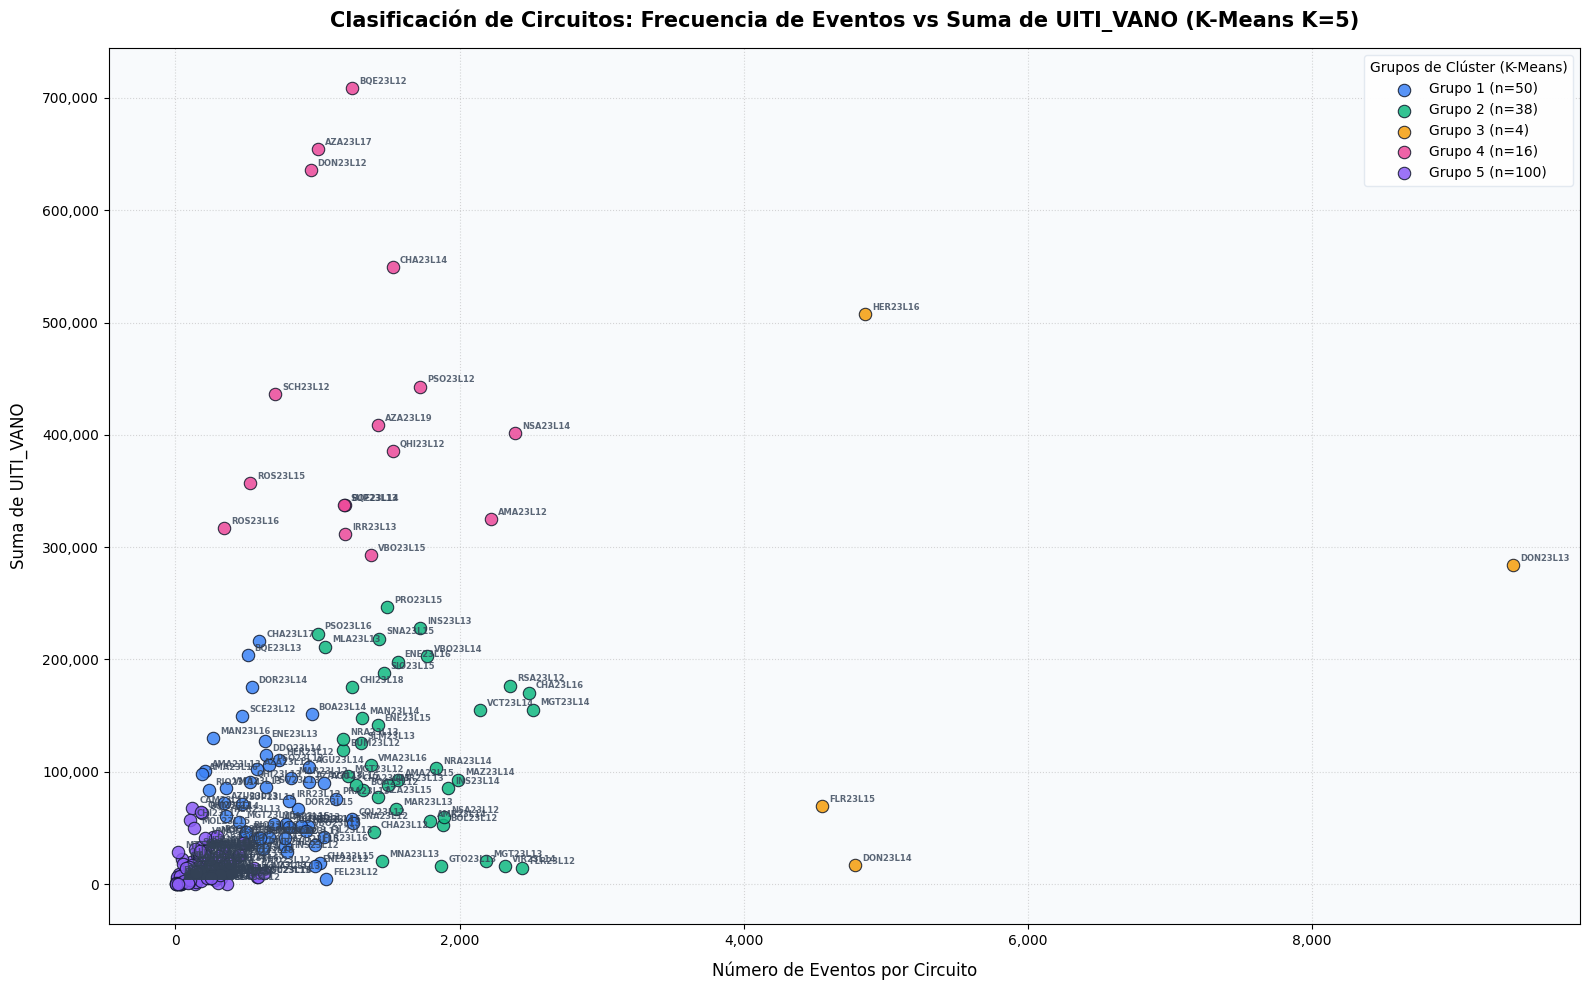
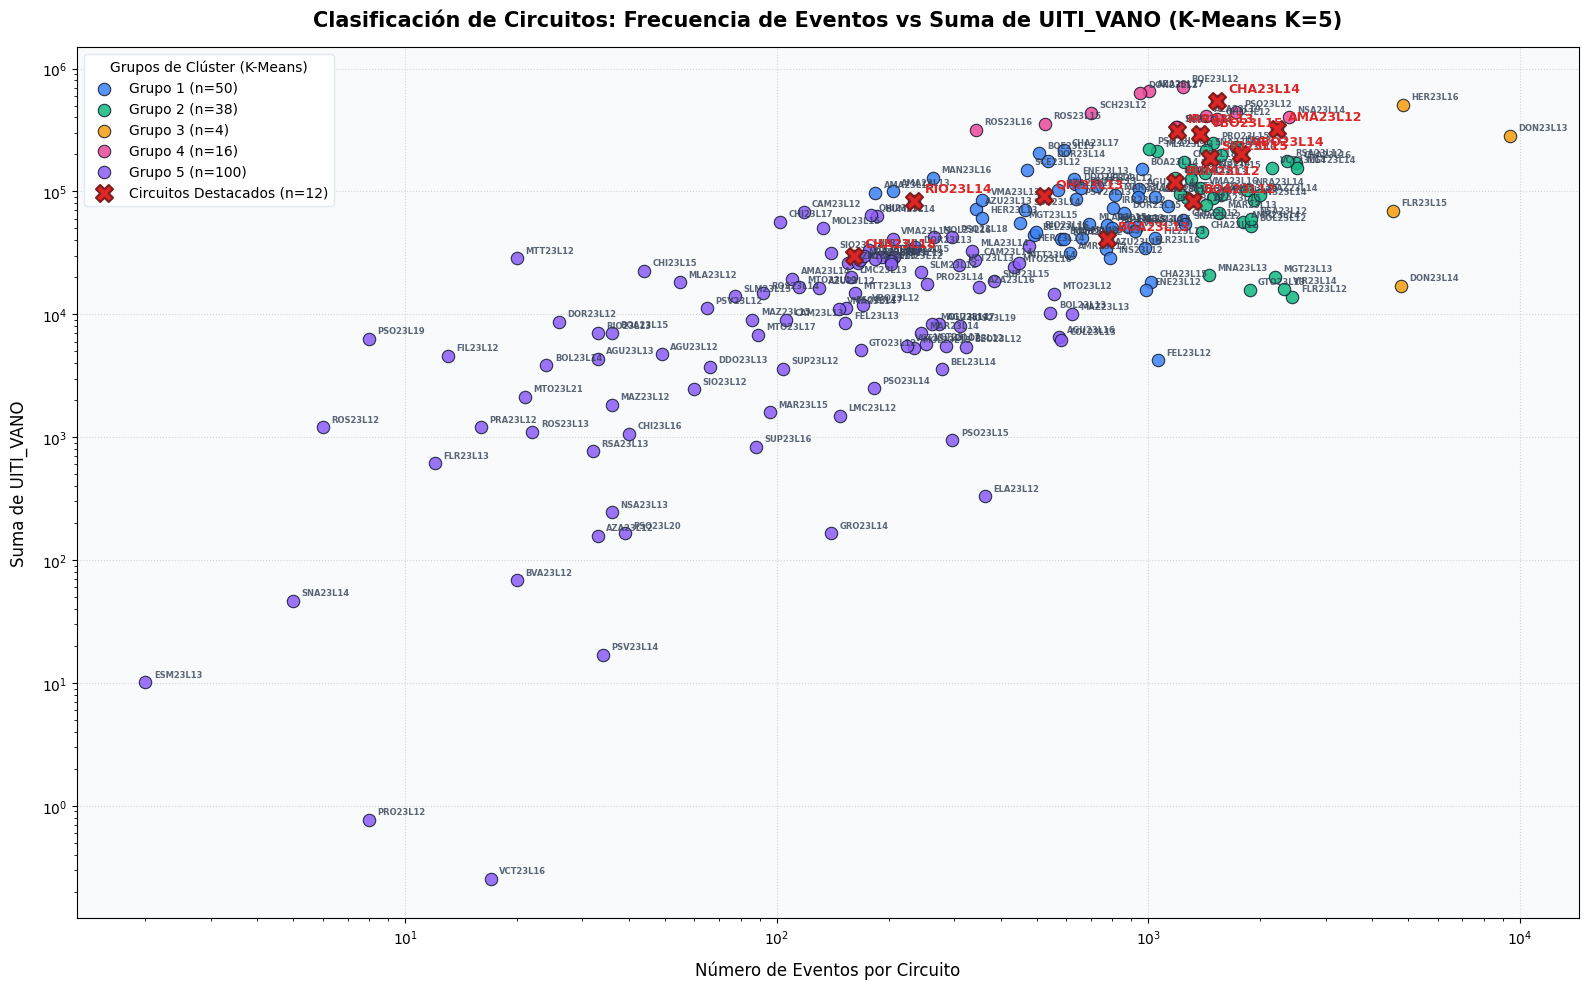
Code edit (unified diff) that turned the first committed figure into the second:
--- before
+++ after
@@ -2,4 +2,11 @@
 import pandas as pd
 import matplotlib.pyplot as plt
+
+# --- NUEVO: Lista de circuitos a destacar ---
+circuitos_destacados = [
+    'CHA23L18', 'CHA23L14', 'BOA23L13', 'VBO23L14', 
+    'BUM23L12', 'VBO23L15', 'SIO23L15', 'BOA23L12', 
+    'AMA23L12', 'QHI23L13', 'IRR23L13', 'RIO23L14'
+]
 
 # 1. Data Preparation
@@ -53,5 +60,5 @@
 fig.patch.set_facecolor('#ffffff')
 
-# Plot clusters
+# Plot clusters (Puntos normales)
 cluster_colors = ['#3b82f6', '#10b981', '#f59e0b', '#ec4899', '#8b5cf6']
 for cluster_id in range(5):
@@ -69,16 +76,35 @@
     )
 
+# --- NUEVO: Graficar los puntos destacados con marcador 'X' ---
+df_destacados = df_coords[df_coords.index.isin(circuitos_destacados)]
+if not df_destacados.empty:
+    ax.scatter(
+        df_destacados['event_count'], 
+        df_destacados['uiti_vano_sum'],
+        color='#dc2626',      # Rojo fuerte
+        marker='X',           # Marcador tipo X
+        s=150,                # Tamaño más grande
+        edgecolor='#7f1d1d',  # Borde rojo oscuro
+        linewidth=1.5,
+        label=f'Circuitos Destacados (n={len(df_destacados)})',
+        alpha=1.0,
+        zorder=5              # Capa superior para que no se tapen
+    )
+
 # 5. Labeling every point
 for idx, row in df_coords.iterrows():
+    # Identificar si el punto actual pertenece a la lista a resaltar
+    es_destacado = idx in circuitos_destacados
+    
     ax.annotate(
         idx, 
         (row['event_count'], row['uiti_vano_sum']),
-        xytext=(5, 3), 
+        xytext=(6, 4) if not es_destacado else (8, 6), 
         textcoords='offset points',
-        fontsize=6, 
-        color='#334155',
-        fontweight='semibold',
-        alpha=0.8,
-        zorder=4
+        fontsize=6 if not es_destacado else 9, 
+        color='#334155' if not es_destacado else '#dc2626',
+        fontweight='semibold' if not es_destacado else 'bold',
+        alpha=0.8 if not es_destacado else 1.0,
+        zorder=4 if not es_destacado else 6
     )
 
@@ -87,8 +113,9 @@
 ax.set_xlabel('Número de Eventos por Circuito', fontsize=12, labelpad=10)
 ax.set_ylabel('Suma de UITI_VANO', fontsize=12, labelpad=10)
-ax.set_xscale('log')
 
 ax.get_yaxis().set_major_formatter(plt.FuncFormatter(lambda x, loc: "{:,}".format(int(x))))
 ax.get_xaxis().set_major_formatter(plt.FuncFormatter(lambda x, loc: "{:,}".format(int(x))))
+ax.set_yscale('log')
+ax.set_xscale('log')
 ax.grid(True, linestyle=':', alpha=0.5, zorder=2)
 

Commit: feat: highlight specific circuits in K-Means plot and set log scales